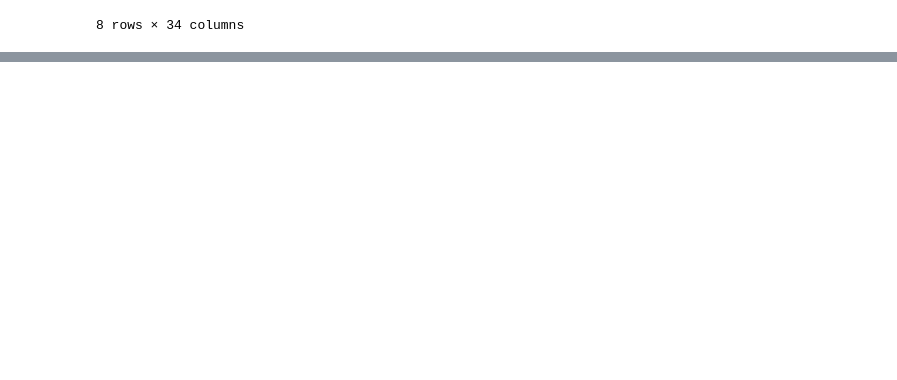
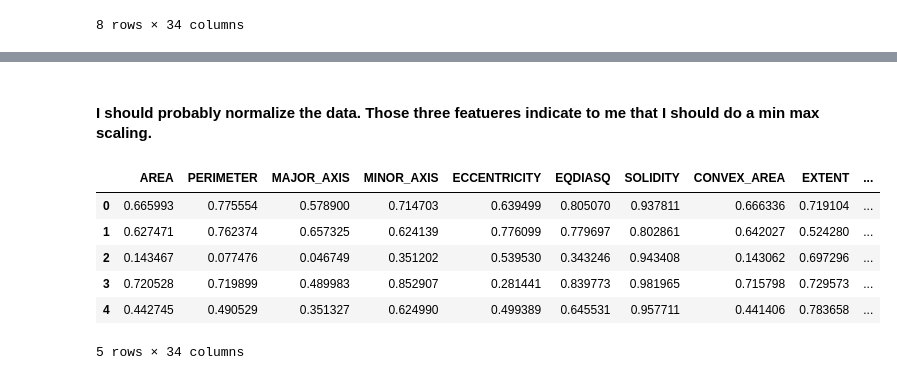
Before and after one commit to whh96/Date_Fruit_Prediction, a Jupyter notebook: DateFruit.ipynb, the cells around one changed output, grey strips where cells are left out. Saved outputs shown, nothing was run; the diff lists cells and outputs as text; code cells hidden in the pictures; blank space fills up the shorter version.

```diff
--- a/DateFruit.ipynb
+++ b/DateFruit.ipynb
@@ -71,0 +114,29 @@ df.describe()
+# %% [markdown]
+#### I should probably normalize the data. Those three featueres indicate to me that I should do a min max scaling.
+# %%
+X = df.drop('Class', axis =1)
+Y= df['Class']
+
+X_train, X_test, y_train, y_test = train_test_split(X, Y, test_size = 0.2, random_state = 42)
+# %%
+sc = MinMaxScaler()
+
+sc.fit(X_train)
+
+#transform the train data
+X_train_sc = sc.transform(X_train)
+X_train_sc = pd.DataFrame(X_train_sc, columns=X_train.columns)
+
+#transform the test data
+X_test_sc = sc.transform(X_test)
+X_test_sc = pd.DataFrame(X_test_sc, columns=X_test.columns)
+# %%
+X_train_sc.head()
+# %% [output]
+|  | AREA | PERIMETER | MAJOR_AXIS | MINOR_AXIS | ECCENTRICITY | EQDIASQ | SOLIDITY | CONVEX_AREA | EXTENT | ... |
+| 0 | 0.665993 | 0.775554 | 0.578900 | 0.714703 | 0.639499 | 0.805070 | 0.937811 | 0.666336 | 0.719104 | ... |
+| 1 | 0.627471 | 0.762374 | 0.657325 | 0.624139 | 0.776099 | 0.779697 | 0.802861 | 0.642027 | 0.524280 | ... |
+| 2 | 0.143467 | 0.077476 | 0.046749 | 0.351202 | 0.539530 | 0.343246 | 0.943408 | 0.143062 | 0.697296 | ... |
+| 3 | 0.720528 | 0.719899 | 0.489983 | 0.852907 | 0.281441 | 0.839773 | 0.981965 | 0.715798 | 0.729573 | ... |
+| 4 | 0.442745 | 0.490529 | 0.351327 | 0.624990 | 0.499389 | 0.645531 | 0.957711 | 0.441406 | 0.783658 | ... |
+5 rows × 34 columns
```
Also changed, not shown: parts of 25 cells of this notebook.
